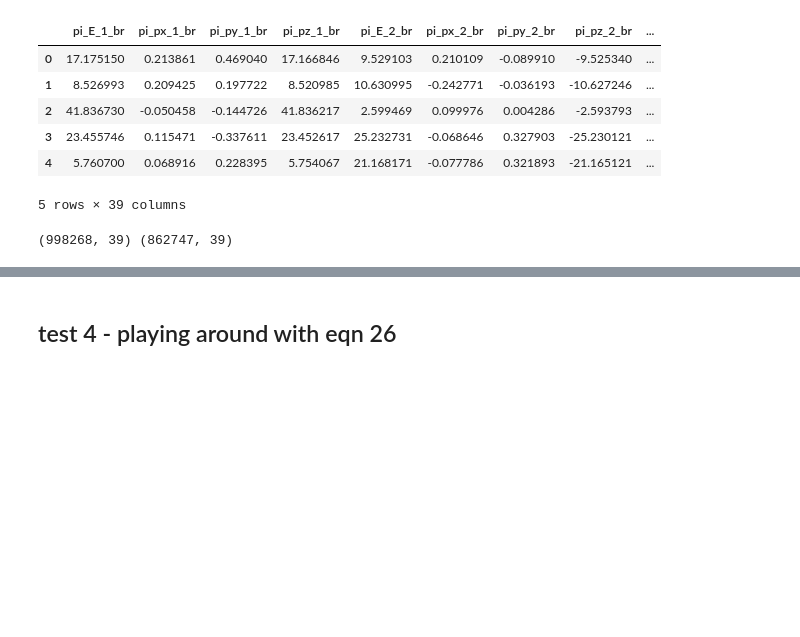
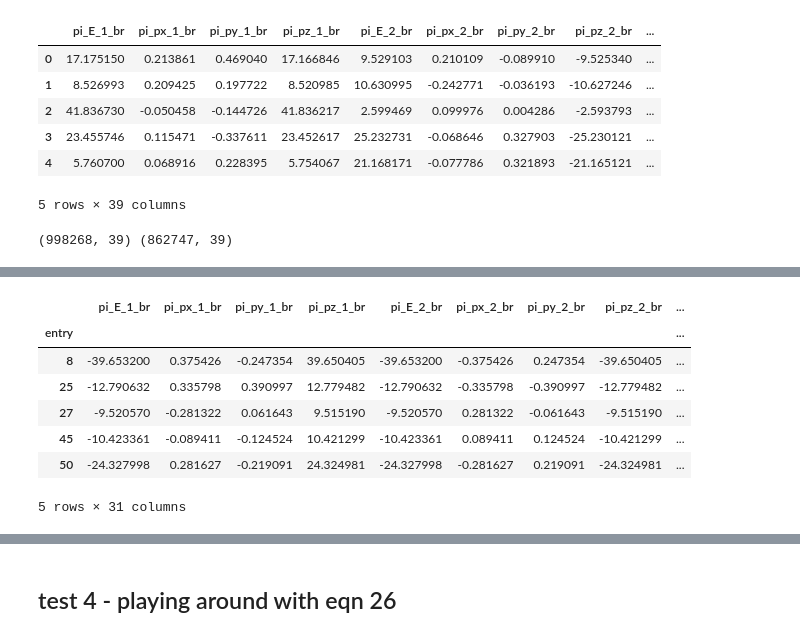
Before and after one commit to stanleyycheung/MSci-Project-HiggsTauTau, a Jupyter notebook: stanley/testing.ipynb, the cells around one changed output, grey strips where cells are left out. Cells and saved outputs as stored; diff of their text form; code cells hidden in the pictures; blank space fills up the shorter version.

```diff
--- a/stanley/testing.ipynb
+++ b/stanley/testing.ipynb
@@ -338,0 +401,13 @@ print(df.shape, df_red.shape)
+# %%
+input_df = pd.read_pickle('../shared/input_df_reco/input_rho_rho.pkl')
+# %%
+input_df.head()
+# %% [output]
+|  | pi_E_1_br | pi_px_1_br | pi_py_1_br | pi_pz_1_br | pi_E_2_br | pi_px_2_br | pi_py_2_br | pi_pz_2_br | ... |
+| entry |  |  |  |  |  |  |  |  | ... |
+| 8 | -39.653200 | 0.375426 | -0.247354 | 39.650405 | -39.653200 | -0.375426 | 0.247354 | -39.650405 | ... |
+| 25 | -12.790632 | 0.335798 | 0.390997 | 12.779482 | -12.790632 | -0.335798 | -0.390997 | -12.779482 | ... |
+| 27 | -9.520570 | -0.281322 | 0.061643 | 9.515190 | -9.520570 | 0.281322 | -0.061643 | -9.515190 | ... |
+| 45 | -10.423361 | -0.089411 | -0.124524 | 10.421299 | -10.423361 | 0.089411 | 0.124524 | -10.421299 | ... |
+| 50 | -24.327998 | 0.281627 | -0.219091 | 24.324981 | -24.327998 | -0.281627 | 0.219091 | -24.324981 | ... |
+5 rows × 31 columns
```
Also changed, not shown: parts of 9 cells of this notebook, 4 other files.
